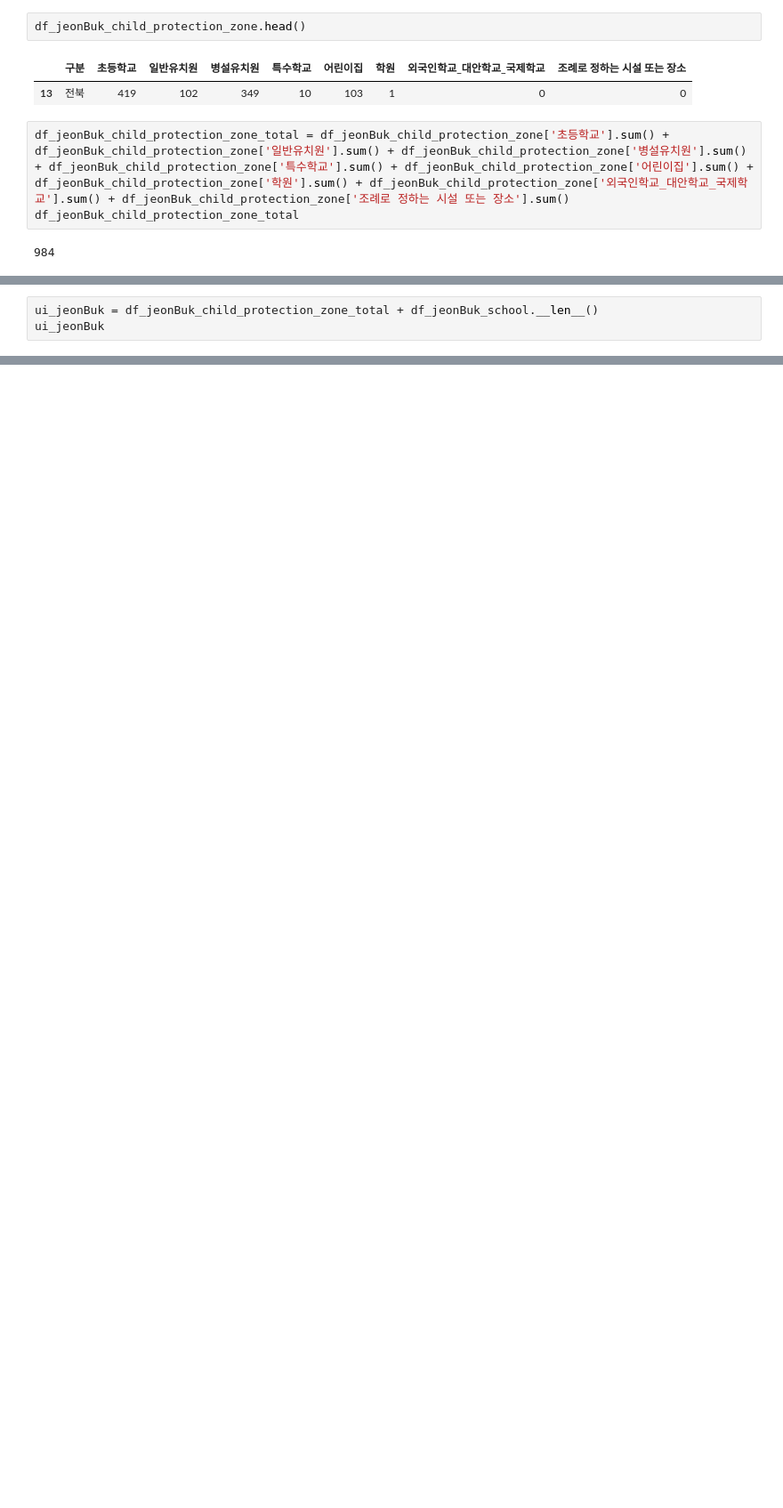
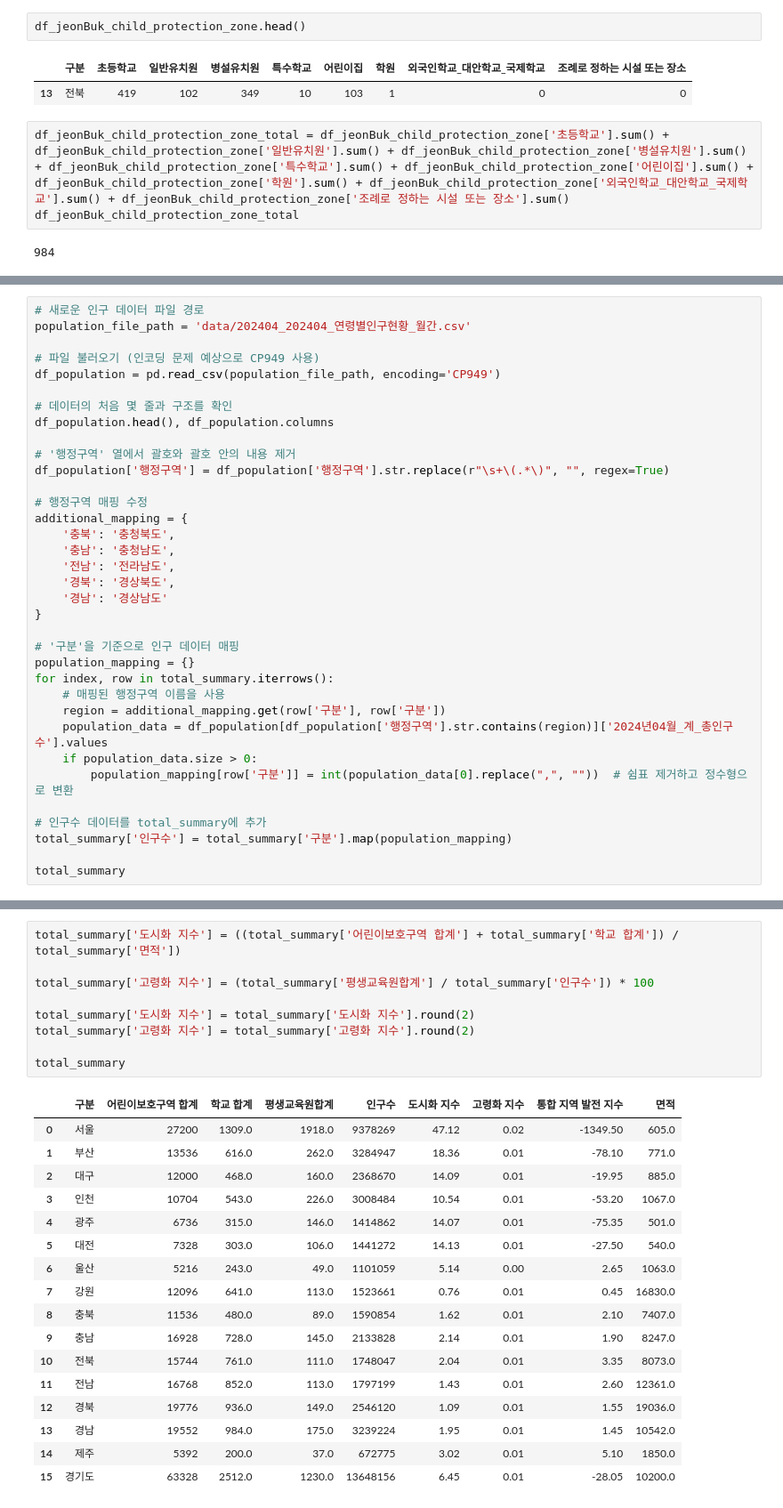
Before and after one commit to HyunWoo9930/Computational_physics, a Jupyter notebook: Computational_physics.ipynb, the cells around one changed output, grey strips where cells are left out. Shown at 89% size. Cells and saved outputs as stored; diff of their text form; blank space fills up the shorter version.

```diff
--- a/Computational_physics.ipynb
+++ b/Computational_physics.ipynb
@@ -113,4 +246,36 @@ ui_seoul
 # %%
-ui_jeonBuk = df_jeonBuk_child_protection_zone_total + df_jeonBuk_school.__len__()
-ui_jeonBuk
+# 새로운 인구 데이터 파일 경로
+population_file_path = 'data/202404_202404_연령별인구현황_월간.csv'
+
+# 파일 불러오기 (인코딩 문제 예상으로 CP949 사용)
+df_population = pd.read_csv(population_file_path, encoding='CP949')
+
+# 데이터의 처음 몇 줄과 구조를 확인
+df_population.head(), df_population.columns
+
+# '행정구역' 열에서 괄호와 괄호 안의 내용 제거
+df_population['행정구역'] = df_population['행정구역'].str.replace(r"\s+\(.*\)", "", regex=True)
+
+# 행정구역 매핑 수정
+additional_mapping = {
+    '충북': '충청북도',
+    '충남': '충청남도',
+    '전남': '전라남도',
+    '경북': '경상북도',
+    '경남': '경상남도'
+}
+
+# '구분'을 기준으로 인구 데이터 매핑
+population_mapping = {}
+for index, row in total_summary.iterrows():
+    # 매핑된 행정구역 이름을 사용
+    region = additional_mapping.get(row['구분'], row['구분'])
+    population_data = df_population[df_population['행정구역'].str.contains(region)]['2024년04월_계_총인구수'].values
+    if population_data.size > 0:
+        population_mapping[row['구분']] = int(population_data[0].replace(",", ""))  # 쉼표 제거하고 정수형으로 변환
+
+# 인구수 데이터를 total_summary에 추가
+total_summary['인구수'] = total_summary['구분'].map(population_mapping)
+
+total_summary
 # %% [output]
@@ -117,0 +360,27 @@ ui_jeonBuk
+# %%
+total_summary['도시화 지수'] = ((total_summary['어린이보호구역 합계'] + total_summary['학교 합계']) / total_summary['면적'])
+
+total_summary['고령화 지수'] = (total_summary['평생교육원합계'] / total_summary['인구수']) * 100
+
+total_summary['도시화 지수'] = total_summary['도시화 지수'].round(2)
+total_summary['고령화 지수'] = total_summary['고령화 지수'].round(2)
+
+total_summary
+# %% [output]
+|  | 구분 | 어린이보호구역 합계 | 학교 합계 | 평생교육원합계 | 인구수 | 도시화 지수 | 고령화 지수 | 통합 지역 발전 지수 | 면적 |
+| 0 | 서울 | 27200 | 1309.0 | 1918.0 | 9378269 | 47.12 | 0.02 | -1349.50 | 605.0 |
+| 1 | 부산 | 13536 | 616.0 | 262.0 | 3284947 | 18.36 | 0.01 | -78.10 | 771.0 |
+| 2 | 대구 | 12000 | 468.0 | 160.0 | 2368670 | 14.09 | 0.01 | -19.95 | 885.0 |
+| 3 | 인천 | 10704 | 543.0 | 226.0 | 3008484 | 10.54 | 0.01 | -53.20 | 1067.0 |
+| 4 | 광주 | 6736 | 315.0 | 146.0 | 1414862 | 14.07 | 0.01 | -75.35 | 501.0 |
+| 5 | 대전 | 7328 | 303.0 | 106.0 | 1441272 | 14.13 | 0.01 | -27.50 | 540.0 |
+| 6 | 울산 | 5216 | 243.0 | 49.0 | 1101059 | 5.14 | 0.00 | 2.65 | 1063.0 |
+| 7 | 강원 | 12096 | 641.0 | 113.0 | 1523661 | 0.76 | 0.01 | 0.45 | 16830.0 |
+| 8 | 충북 | 11536 | 480.0 | 89.0 | 1590854 | 1.62 | 0.01 | 2.10 | 7407.0 |
+| 9 | 충남 | 16928 | 728.0 | 145.0 | 2133828 | 2.14 | 0.01 | 1.90 | 8247.0 |
+| 10 | 전북 | 15744 | 761.0 | 111.0 | 1748047 | 2.04 | 0.01 | 3.35 | 8073.0 |
+| 11 | 전남 | 16768 | 852.0 | 113.0 | 1797199 | 1.43 | 0.01 | 2.60 | 12361.0 |
+| 12 | 경북 | 19776 | 936.0 | 149.0 | 2546120 | 1.09 | 0.01 | 1.55 | 19036.0 |
+| 13 | 경남 | 19552 | 984.0 | 175.0 | 3239224 | 1.95 | 0.01 | 1.45 | 10542.0 |
+| 14 | 제주 | 5392 | 200.0 | 37.0 | 672775 | 3.02 | 0.01 | 5.10 | 1850.0 |
+| 15 | 경기도 | 63328 | 2512.0 | 1230.0 | 13648156 | 6.45 | 0.01 | -28.05 | 10200.0 |
```
Also changed, not shown: parts of 10 cells of this notebook, 3 other files.
